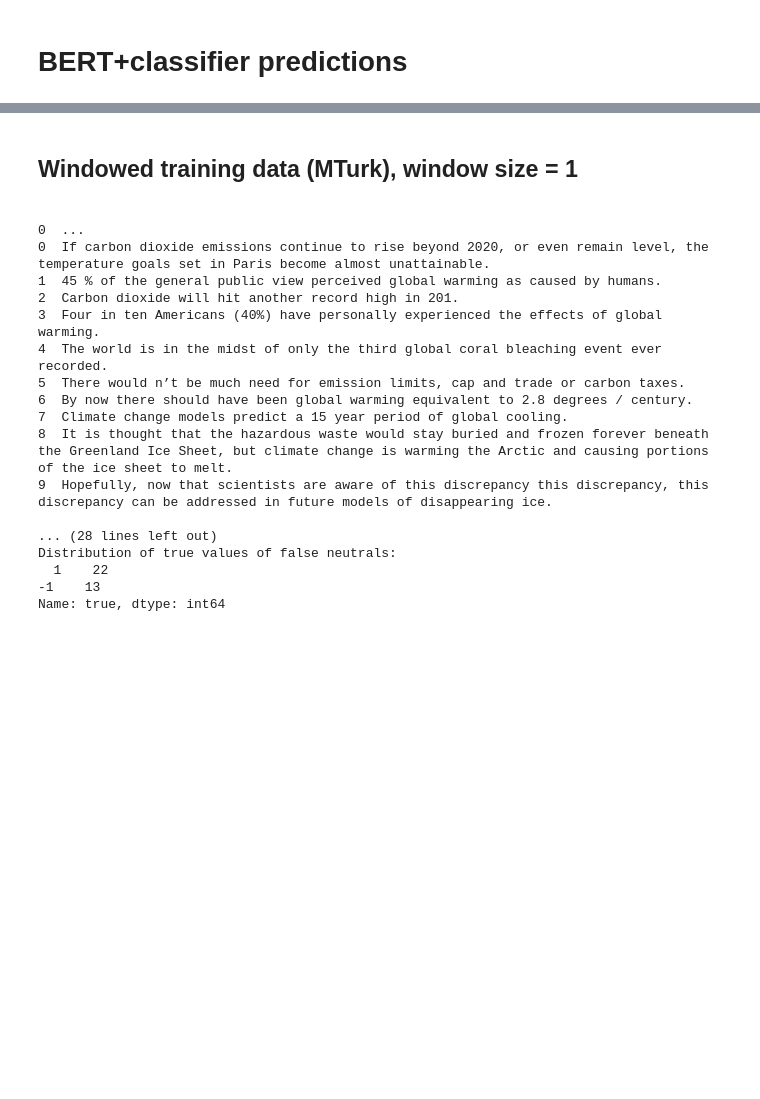
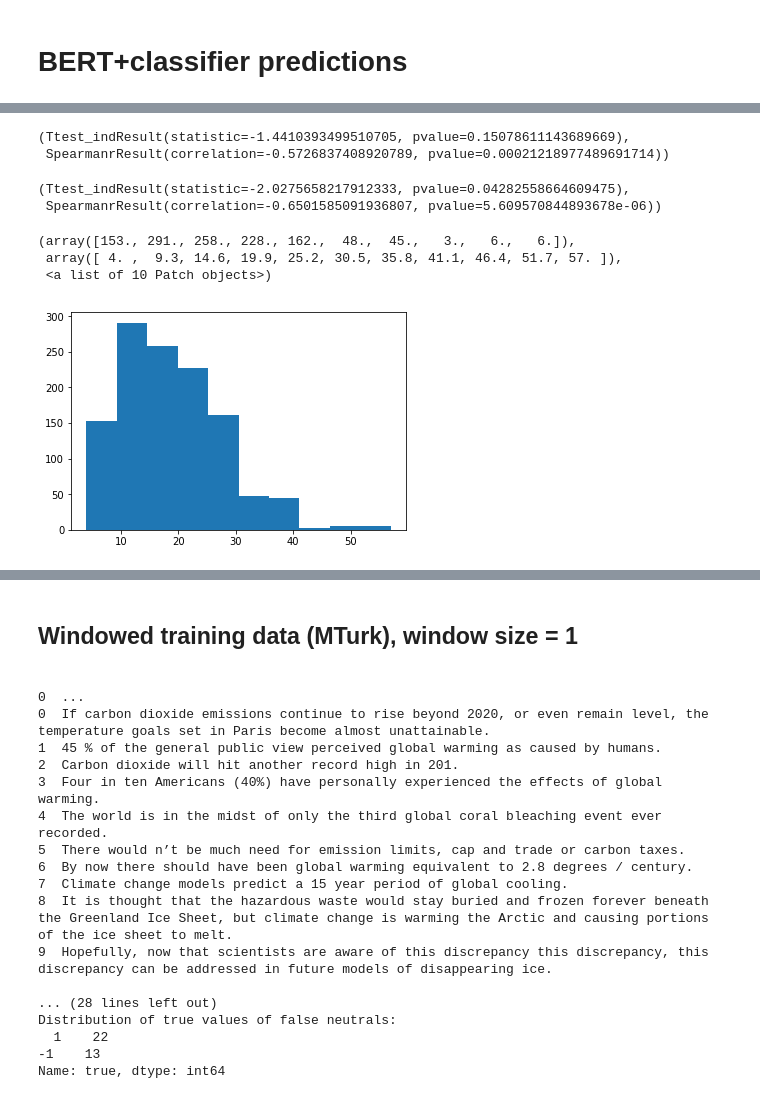
Before and after one commit to yiweiluo/GWStance, a Jupyter notebook: cc_stance/Error_analysis.ipynb, the cells around one changed output, grey strips where cells are left out. Drawn from its saved outputs; the diff is of its cells as text; code cells hidden in the pictures; blank space fills up the shorter version.

```diff
--- a/cc_stance/Error_analysis.ipynb
+++ b/cc_stance/Error_analysis.ipynb
@@ -81,0 +293,7 @@ def do_error_analysis(pred_filename,true_filename):
+# %%
+BERT_PRED_DIR = './BERT/with_backtrans/uncased/'
+PRED_FNAME = 'backtrans_dev_preds.tsv'
+DATA_DIR = './data_creation/scripts/save/with_backtrans/'
+# %%
+dev_preds,opp_preds,bad_preds = do_error_analysis(PRED_FNAME,'dev.tsv')
+all_preds = all_preds.append(dev_preds)
@@ -81,0 +323,7 @@ def do_error_analysis(pred_filename,true_filename):
+# %%
+BERT_PRED_DIR = './BERT/with_backtrans/uncased/'
+PRED_FNAME = 'backtrans_test_preds.tsv'
+DATA_DIR = './data_creation/scripts/save/with_backtrans/'
+# %%
+test_preds,opp_preds,bad_preds = do_error_analysis(PRED_FNAME,'test.tsv')
+all_preds = all_preds.append(test_preds)
@@ -81,0 +348,17 @@ def do_error_analysis(pred_filename,true_filename):
+# %%
+ttest_accuracy_len(test_preds)
+# %% [output]
+(Ttest_indResult(statistic=-1.4410393499510705, pvalue=0.15078611143689669),
+ SpearmanrResult(correlation=-0.5726837408920789, pvalue=0.00021218977489691714))
+# %%
+ttest_accuracy_len(all_preds)
+# %% [output]
+(Ttest_indResult(statistic=-2.0275658217912333, pvalue=0.04282558664609475),
+ SpearmanrResult(correlation=-0.6501585091936807, pvalue=5.609570844893678e-06))
+# %%
+plt.hist([len(s.split()) for s in all_preds.sentence.values])
+# %% [output]
+(array([153., 291., 258., 228., 162.,  48.,  45.,   3.,   6.,   6.]),
+ array([ 4. ,  9.3, 14.6, 19.9, 25.2, 30.5, 35.8, 41.1, 46.4, 51.7, 57. ]),
+ <a list of 10 Patch objects>)
+[figure, added]
```
Also changed, not shown: parts of 47 cells of this notebook, 5 other files.
